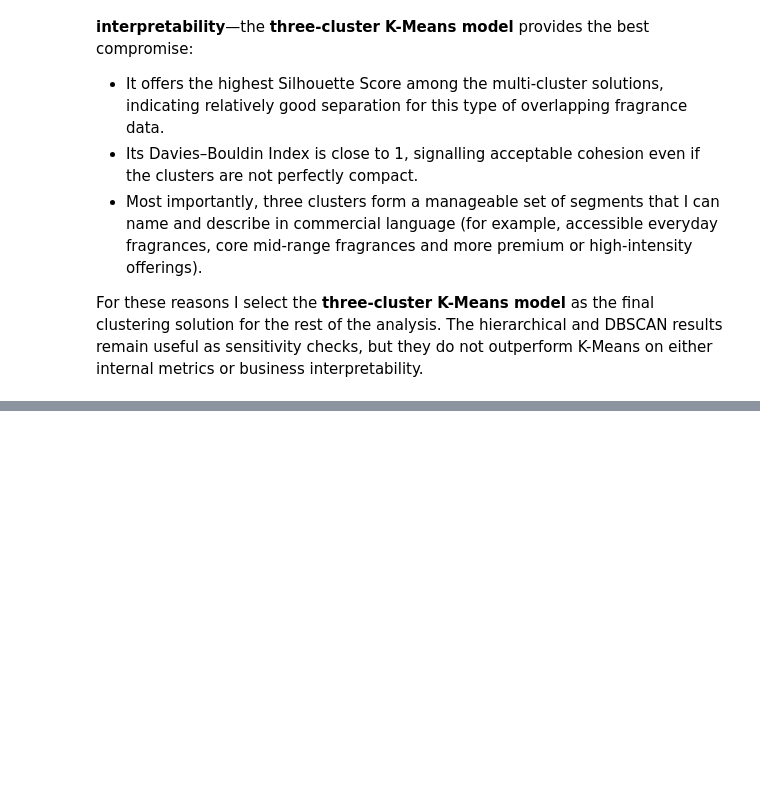
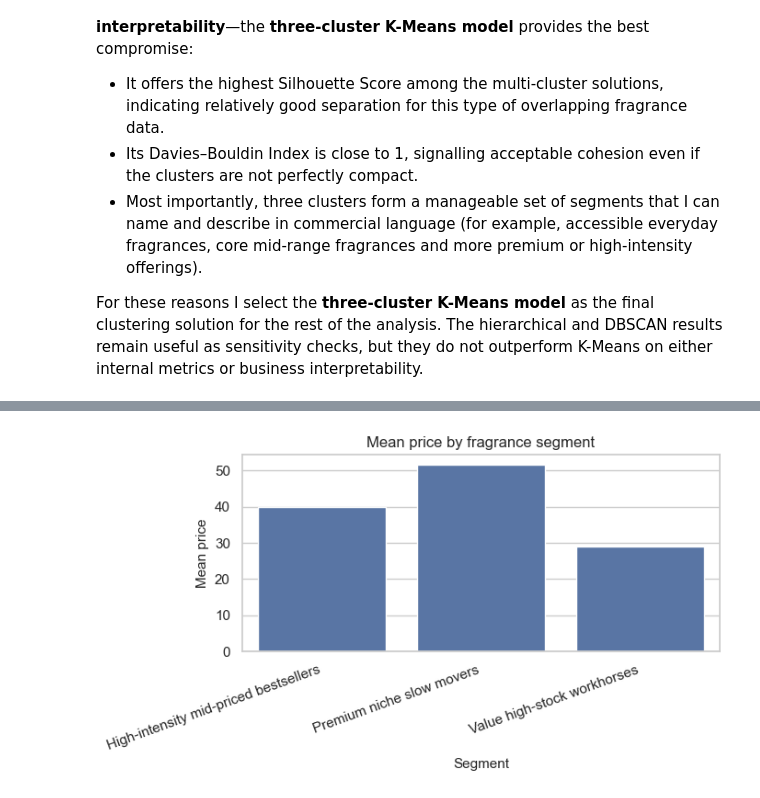
Before and after one commit to OmerTDK/scenttech-fragrance-clustering, a Jupyter notebook: main.ipynb, the cells around one changed output, grey strips where cells are left out. Saved outputs shown, nothing was run; the diff lists cells and outputs as text; code cells hidden in the pictures; blank space fills up the shorter version.

Commit message:
docs: finalise notebook with visuals, summary and recommendations

```diff
--- a/main.ipynb
+++ b/main.ipynb
@@ -894,0 +1011,19 @@ For these reasons I select the **three-cluster K-Means model** as the final clus
+# %%
+# Recompute type share per cluster in a way that always gives a Series for each cluster
+type_counts = df_clean.groupby(["kmeans_cluster", "type_group"]).size()
+
+type_share_by_cluster = (
+    type_counts
+    .groupby(level=0)
+    .apply(lambda s: 100 * s / s.sum())
+    .round(1)
+)
+
+# Nice table version (rows = clusters, columns = type groups)
+type_distribution = type_share_by_cluster.unstack(fill_value=0)
+
+# Top 5 brands per cluster by count
+brand_counts = df_clean.groupby("kmeans_cluster")["brand"].value_counts()
+top_brands_per_cluster = brand_counts.groupby(level=0).head(5)
+
+type_distribution, top_brands_per_cluster
@@ -894,0 +1099,19 @@ For these reasons I select the **three-cluster K-Means model** as the final clus
+# %%
+# Explicitly build a small DataFrame for plotting mean price by segment
+cluster_plot_order = [0, 1, 2]
+
+price_plot = pd.DataFrame({
+    "Cluster": [cluster_names[cid] for cid in cluster_plot_order],
+    "Mean price": [cluster_numeric_profile.loc[cid, "price"] for cid in cluster_plot_order]
+})
+
+plt.figure(figsize=(7, 4))
+sns.barplot(data=price_plot, x="Cluster", y="Mean price")
+plt.title("Mean price by fragrance segment")
+plt.xlabel("Segment")
+plt.ylabel("Mean price")
+plt.xticks(rotation=20, ha="right")
+plt.tight_layout()
+plt.show()
+# %% [output]
+[figure, added]
```
Also changed, not shown: parts of 11 cells of this notebook.
